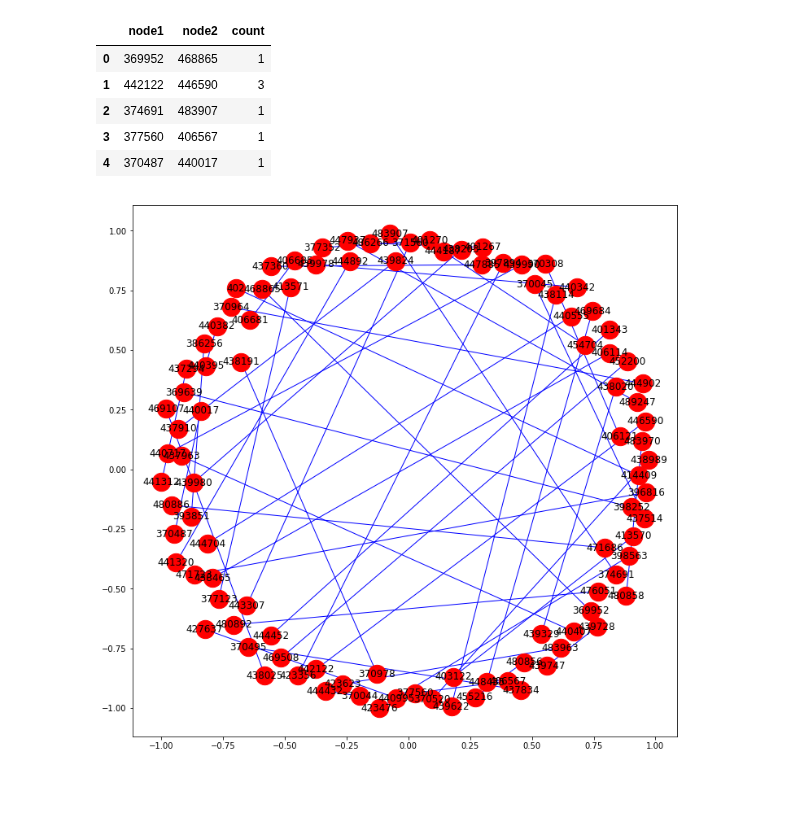
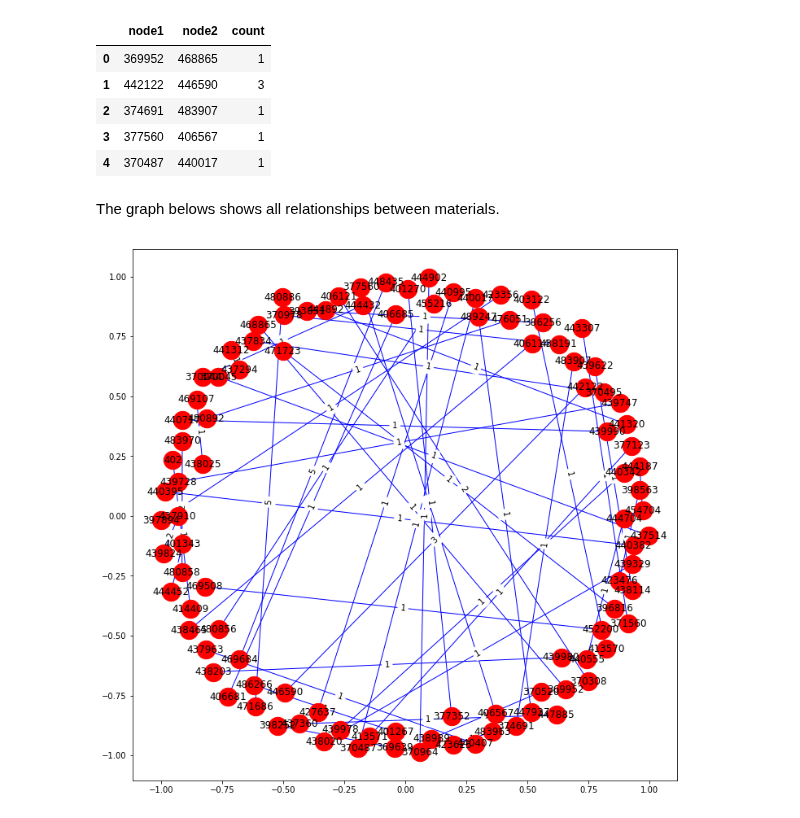
Before and after one commit to olga0503/DATA-620, a Jupyter notebook: Final_Project.ipynb, the cells around one changed output. Drawn from its saved outputs; the diff is of its cells as text; code cells hidden in the pictures; blank space fills up the shorter version.

```diff
--- a/Final_Project.ipynb
+++ b/Final_Project.ipynb
@@ -303,38 +313,40 @@ m.head()
 | 2 | 374691 | 483907 | 1 |
 | 3 | 377560 | 406567 | 1 |
 | 4 | 370487 | 440017 | 1 |
+# %% [markdown]
+The graph belows shows all relationships between materials.
 # %%
 #create empty graph
 G = nx.Graph()
 
 #add nodes
 edges = m[['node1','node2','count']][:50].values.tolist()
 
 #adds edges
 i=0
 for item in edges:
     G.add_edge(item[0],item[1],weight=item[2])
 
 #select layout
 pos = nx.spring_layout(G,k=10)
 
 #adjust size of th graph
 plt.figure(figsize = (12,12))
 
 #pos=nx.get_node_attributes(G,'pos')
 nx.draw_networkx_nodes(G, pos, cmap=plt.get_cmap('jet'),
                        node_color = 'r', node_size = 500)
 
-labels = nx.get_edge_attributes(G,'count')
+labels = nx.get_edge_attributes(G,'weight')
 nx.draw_networkx_labels(G, pos)
 nx.draw_networkx_edges(G, pos, edge_color='b', arrows=True)
 
 nx.draw_networkx_edge_labels(G,pos,edge_labels=labels)
 
 #display graph
 plt.show()
 # %% [output]
-[figure, old version]
+[figure, new version]
 # %%
 #from autocorrect import spell
 #spell('got')
```
Also changed, not shown: parts of 11 cells of this notebook.
